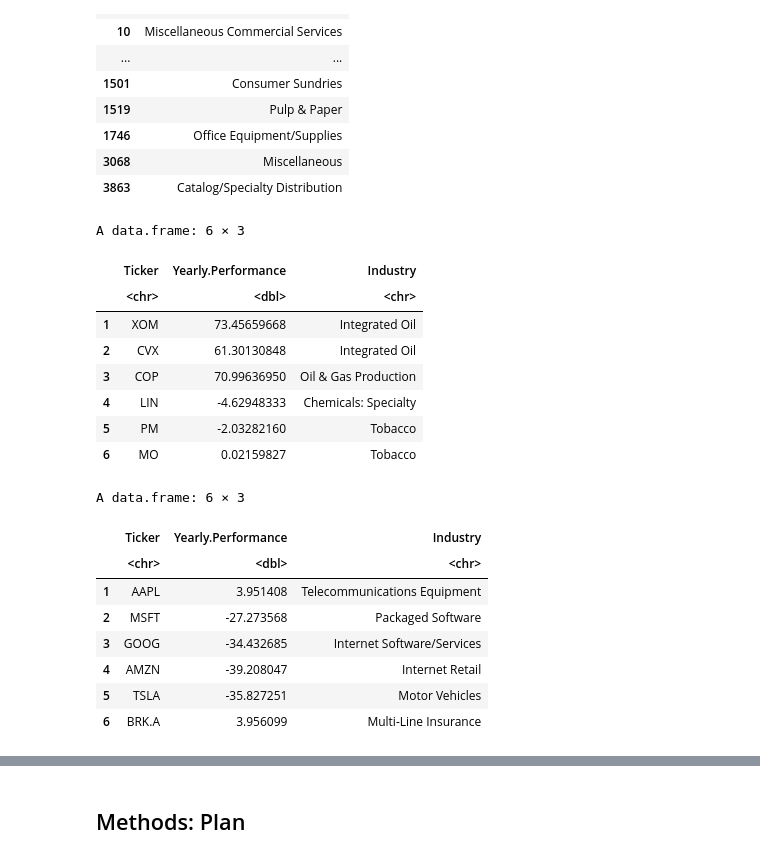
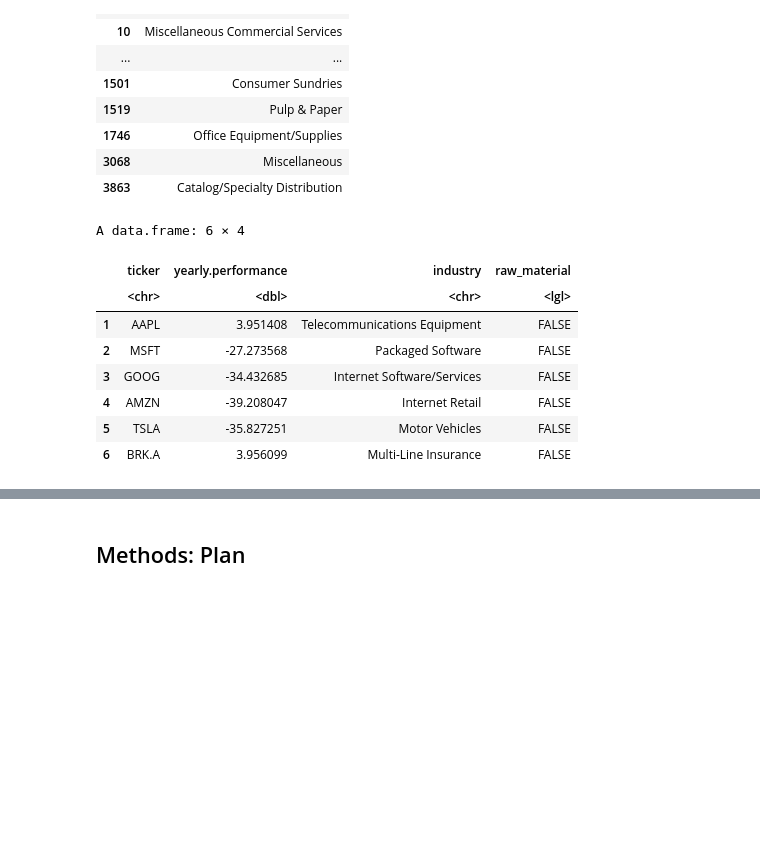
Before and after one commit to lanchiphamm/Stock_Market_Analysis, a Jupyter notebook: group_6.ipynb, the cells around one changed output, grey strips where cells are left out. Drawn from its saved outputs; the diff is of its cells as text; code cells hidden in the pictures; blank space fills up the shorter version.

```diff
--- a/group_6.ipynb
+++ b/group_6.ipynb
@@ -75,43 +75,28 @@ A data.frame: 129 × 1
 | 3068 | Miscellaneous |
 | 3863 | Catalog/Specialty Distribution |
 # %%
-raw_material <- c("Agricultural Commodities/Milling", "Aluminum","Chemicals: Agricultural","Chemicals: Major Diversified","Chemicals: Specialty",
-                 "Coal","Food Distributors","Food: Major Diversified","Food: Meat/Fish/Dairy","Forest Products","Gas Distributors",
-                 "Integrated Oil","Oil & Gas Pipelines","Oil & Gas Production","Oil Refining/Marketing","Other Metals/Minerals", "Precious Metals",
-                 "Steel","Textiles","Tobacco","Water Utilities")
+# Names of the Raw Material Industries
+raw_material_industries <- c("Agricultural Commodities/Milling", "Aluminum", "Chemicals: Agricultural", "Chemicals: Major Diversified", "Chemicals: Specialty",
+                 "Coal", "Food Distributors", "Food: Major Diversified", "Food: Meat/Fish/Dairy", "Forest Products", "Gas Distributors",
+                 "Integrated Oil", "Oil & Gas Pipelines", "Oil & Gas Production", "Oil Refining/Marketing", "Other Metals/Minerals", "Precious Metals",
+                 "Steel", "Textiles", "Tobacco", "Water Utilities")
 
+# Add new column to identify whether an industry does raw material and select necessary columns only
 df <- df %>%
     select(Ticker, Yearly.Performance, Industry) %>%
-    mutate(Raw_material = if_else(Industry %in% raw_material,
+    mutate(Raw_material = if_else(Industry %in% raw_material_industries,
                                   TRUE,
                                   FALSE))
 
-rmc <- df %>%
-        filter(Raw_material) %>%
-        select(!Raw_material)
-
-nrmc <- df %>%
-        filter(!Raw_material) %>%
-        select(!Raw_material)
-
-head(rmc)
-head(nrmc)
+colnames(df) <- tolower(colnames(df))
+head(df)
 # %% [output]
-A data.frame: 6 × 3
+A data.frame: 6 × 4
-|  | Ticker | Yearly.Performance | Industry |
-|  | <chr> | <dbl> | <chr> |
-| 1 | XOM | 73.45659668 | Integrated Oil |
-| 2 | CVX | 61.30130848 | Integrated Oil |
-| 3 | COP | 70.99636950 | Oil & Gas Production |
-| 4 | LIN | -4.62948333 | Chemicals: Specialty |
-| 5 | PM | -2.03282160 | Tobacco |
-| 6 | MO | 0.02159827 | Tobacco |
+|  | ticker | yearly.performance | industry | raw_material |
+|  | <chr> | <dbl> | <chr> | <lgl> |
+| 1 | AAPL | 3.951408 | Telecommunications Equipment | FALSE |
+| 2 | MSFT | -27.273568 | Packaged Software | FALSE |
+| 3 | GOOG | -34.432685 | Internet Software/Services | FALSE |
+| 4 | AMZN | -39.208047 | Internet Retail | FALSE |
+| 5 | TSLA | -35.827251 | Motor Vehicles | FALSE |
+| 6 | BRK.A | 3.956099 | Multi-Line Insurance | FALSE |
-A data.frame: 6 × 3
-|  | Ticker | Yearly.Performance | Industry |
-|  | <chr> | <dbl> | <chr> |
-| 1 | AAPL | 3.951408 | Telecommunications Equipment |
-| 2 | MSFT | -27.273568 | Packaged Software |
-| 3 | GOOG | -34.432685 | Internet Software/Services |
-| 4 | AMZN | -39.208047 | Internet Retail |
-| 5 | TSLA | -35.827251 | Motor Vehicles |
-| 6 | BRK.A | 3.956099 | Multi-Line Insurance |
```
Also changed, not shown: parts of 8 cells of this notebook.
